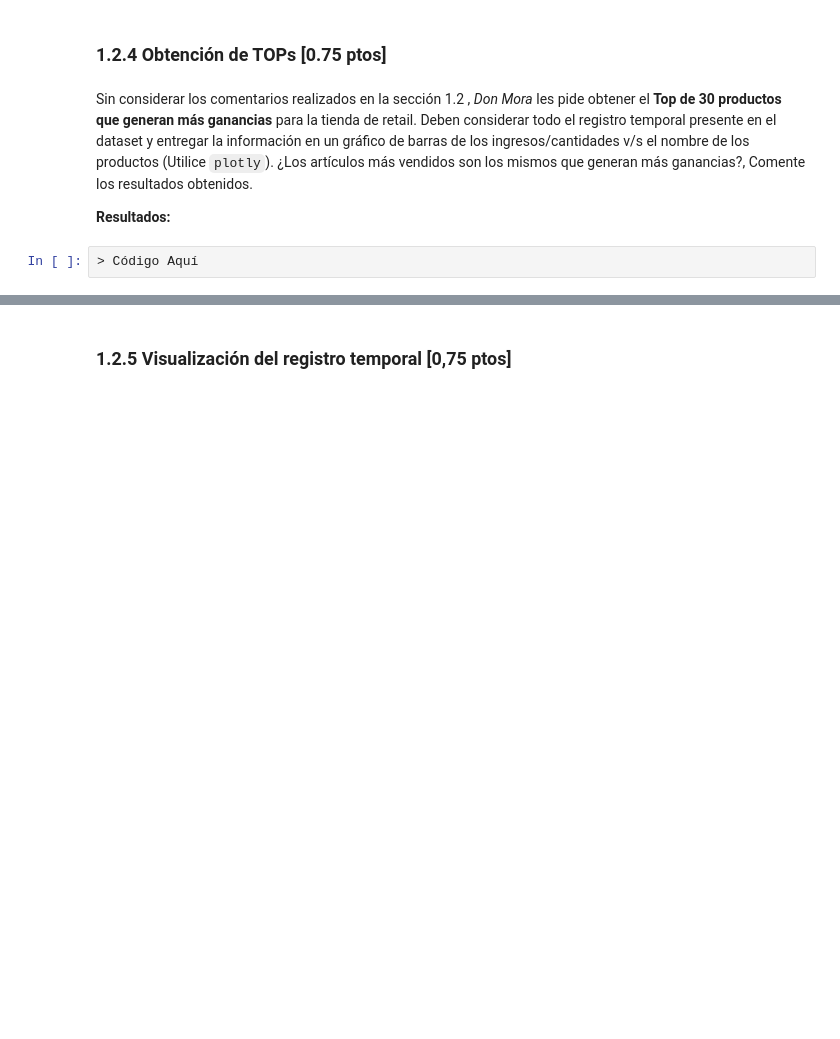
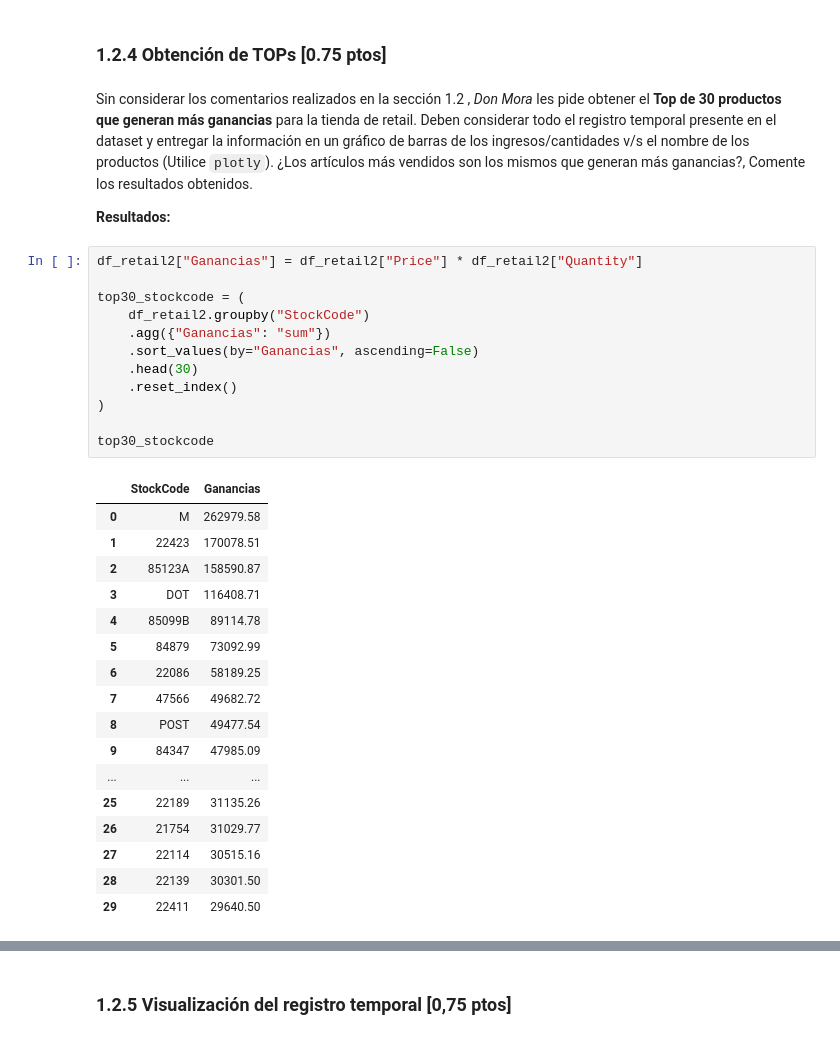
Before and after one commit to mgzotero/MDS7202, a Jupyter notebook: Labs/Lab 6/lab6.ipynb, the cells around one changed output, grey strips where cells are left out. Saved outputs shown, nothing was run; the diff lists cells and outputs as text; blank space fills up the shorter version.

```diff
--- a/Labs/Lab 6/lab6.ipynb
+++ b/Labs/Lab 6/lab6.ipynb
@@ -331,5 +395,33 @@ Código Aquí
 Sin considerar los comentarios realizados en la sección 1.2 , *Don Mora* les pide obtener el **Top de 30 productos que generan más ganancias** para la tienda de retail. Deben considerar todo el registro temporal presente en el dataset y entregar la información en un gráfico de barras de los ingresos/cantidades v/s el nombre de los productos (Utilice `plotly`). ¿Los artículos más vendidos son los mismos que generan más ganancias?, Comente los resultados obtenidos.
 
 **Resultados:**
-# %%
-> Código Aquí
+# %%
+df_retail2["Ganancias"] = df_retail2["Price"] * df_retail2["Quantity"]
+
+top30_stockcode = (
+    df_retail2.groupby("StockCode")
+    .agg({"Ganancias": "sum"})
+    .sort_values(by="Ganancias", ascending=False)
+    .head(30)
+    .reset_index()
+)
+
+top30_stockcode
+# %% [output]
+|  | StockCode | Ganancias |
+| 0 | M | 262979.58 |
+| 1 | 22423 | 170078.51 |
+| 2 | 85123A | 158590.87 |
+| 3 | DOT | 116408.71 |
+| 4 | 85099B | 89114.78 |
+| 5 | 84879 | 73092.99 |
+| 6 | 22086 | 58189.25 |
+| 7 | 47566 | 49682.72 |
+| 8 | POST | 49477.54 |
+| 9 | 84347 | 47985.09 |
+| ... | ... | ... |
+| 25 | 22189 | 31135.26 |
+| 26 | 21754 | 31029.77 |
+| 27 | 22114 | 30515.16 |
+| 28 | 22139 | 30301.50 |
+| 29 | 22411 | 29640.50 |
```
Also changed, not shown: parts of 24 cells of this notebook.
